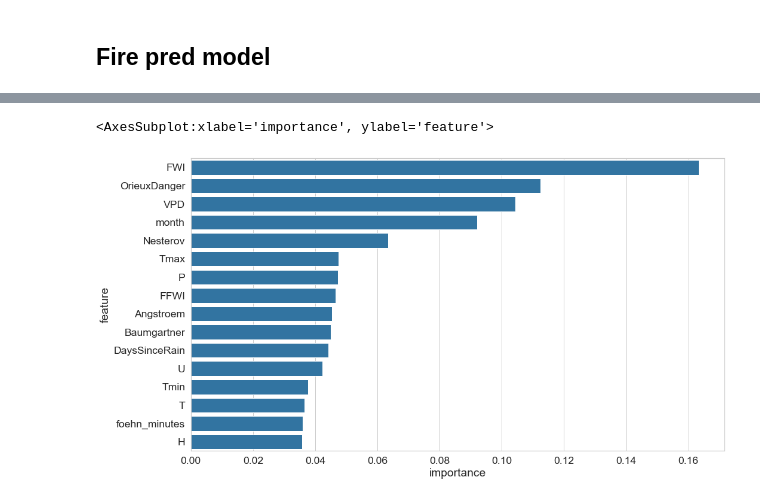
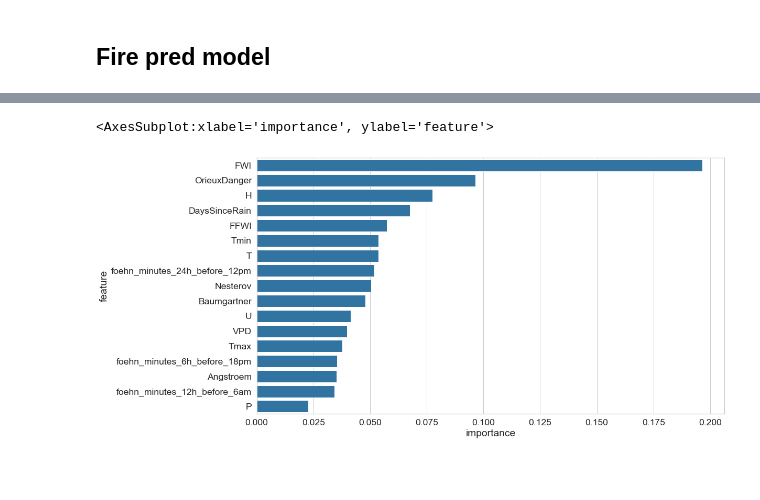
Before and after one commit to ch-mon/foehn-fire-impact, a Jupyter notebook: notebooks/03_modelling/prediction_models.ipynb, the cells around one changed output, grey strips where cells are left out. Saved outputs shown, nothing was run; the diff lists cells and outputs as text; code cells hidden in the pictures; blank space fills up the shorter version.

```diff
--- a/notebooks/03_modelling/prediction_models.ipynb
+++ b/notebooks/03_modelling/prediction_models.ipynb
@@ -238,2 +341,8 @@ df_agg["date"] = df_agg["date"].astype(np.datetime64)
-# %%
-df_OC = pd.merge(df_OC, df_agg[["date","station","foehn_minutes"]], on = ["date", "station"], how="left")
+# %%
+df_OC_foehn = df_OC.copy()
+for window_length, time in [("24h", 12), ("18h", 0), ("12h", 6), ("12h", 18), ("6h", 18), ("6h", 12)]:
+    df_agg = (df_foehn.filter(regex="_foehn").rolling(window_length).sum()*10/60).loc[(df_foehn.index.time == datetime.time(time,0)), :].melt(var_name="abbreviation", value_name=f"foehn_hours_{window_length}_before_{time}00", ignore_index=False)
+    df_agg["abbreviation"]  = df_agg["abbreviation"].str.split("_").str[0]
+    df_agg = df_agg.reset_index()
+    df_agg["date"] = df_agg["date"].dt.date.astype(np.datetime64)
+    df_OC_foehn = pd.merge(df_OC_foehn, df_agg, on = ["date", "abbreviation"], how="left")
@@ -244,4 +404,3 @@ from xgboost import XGBClassifier
 # %%
-clf = XGBClassifier(scale_pos_weight=(df_OC["fire"] == 0).sum()/(df_OC["fire"] == 1).sum(), n_jobs=10, max_depth=4, n_estimators=100, use_label_encoder=False)
-X_train, X_test = train_test_split(df_OC.loc[df_OC["region"]=="southern_switzerland", :], )
+X_train, X_test, y_train, y_test = train_test_split(df_OC_foehn.drop(columns=["fire", "burned_area", "region", "date", "abbreviation"]), df_OC_foehn["fire"], test_size=0.2, random_state=42)
 # %%
@@ -254,3 +411,7 @@ Index(['date', 'station', 'region', 'T', 'Tmax', 'Tmin', 'H', 'U', 'P',
 # %%
-clf.fit(X_train.drop(columns=["date", "station", "region", "burned_area", "fire"]), X_train["fire"])
+param_grid = {"max_depth": range(2,6), "n_estimators": range(200,400, 50), "learning_rate": [0.01, 0.05, 0.1, 0.2]}
+#mlflow.log_params(kwargs)
+clf_cv = GridSearchCV(estimator=XGBClassifier(n_jobs=5, use_label_encoder=False), scoring="roc_auc", param_grid=param_grid, n_jobs=5, cv=3)
+clf_cv.fit(X_train, y_train)
+clf_cv.best_params_
 # %% [output]
@@ -284,6 +482,6 @@ F1:  0.13457943925233645
 # %%
-imp = pd.DataFrame({"feature": X_train.drop(columns=["date", "station", "region", "burned_area", "fire"]).columns, "importance": clf.feature_importances_}).sort_values(by="importance", ascending=False)
+imp = pd.DataFrame({"feature": X_train.columns, "importance": clf_cv.best_estimator_.feature_importances_}).sort_values(by="importance", ascending=False)
 sns.barplot(y=imp["feature"], x=imp["importance"], color="tab:blue")
 # %% [output]
 <AxesSubplot:xlabel='importance', ylabel='feature'>
-[figure, old version]
+[figure, new version]
```
Also changed, not shown: parts of 51 cells of this notebook, 2 other files.
